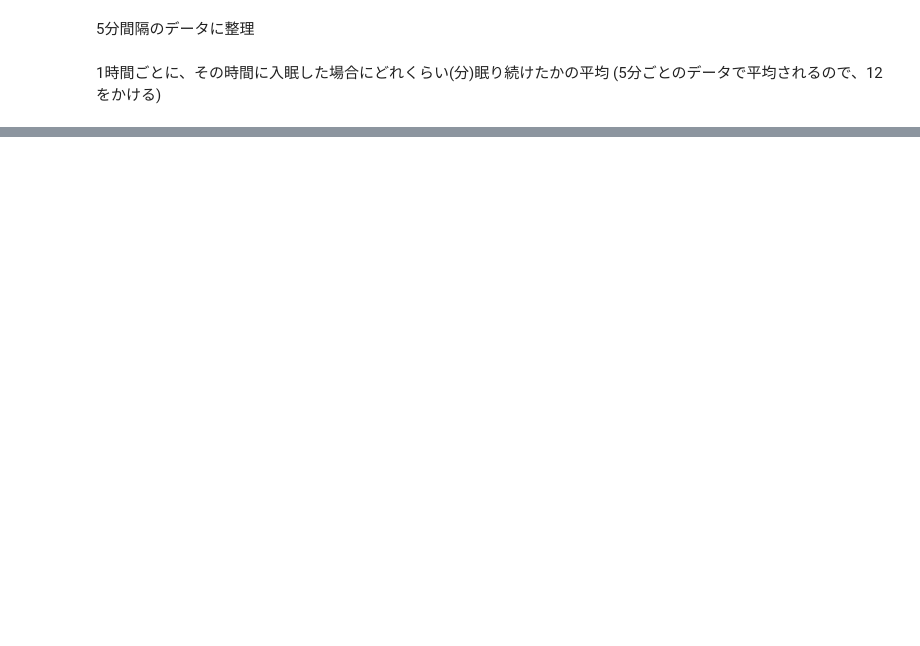
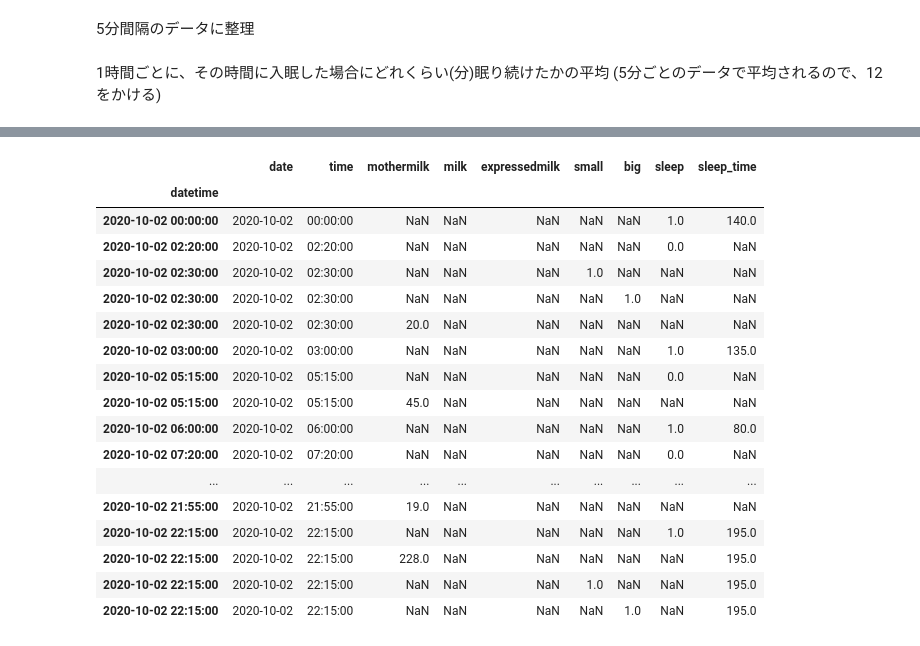
Before and after one commit to miyaryj/babycycle-analytics, a Jupyter notebook: visualize.ipynb, the cells around one changed output, grey strips where cells are left out. Cells and saved outputs as stored; diff of their text form; code cells hidden in the pictures; blank space fills up the shorter version.

```diff
--- a/visualize.ipynb
+++ b/visualize.ipynb
@@ -105,0 +154,21 @@ by_hour['sleep'].plot.bar(figsize=(10,10))
+# %%
+df['2020-10-02']
+# %% [output]
+|  | date | time | mothermilk | milk | expressedmilk | small | big | sleep | sleep_time |
+| datetime |  |  |  |  |  |  |  |  |  |
+| 2020-10-02 00:00:00 | 2020-10-02 | 00:00:00 | NaN | NaN | NaN | NaN | NaN | 1.0 | 140.0 |
+| 2020-10-02 02:20:00 | 2020-10-02 | 02:20:00 | NaN | NaN | NaN | NaN | NaN | 0.0 | NaN |
+| 2020-10-02 02:30:00 | 2020-10-02 | 02:30:00 | NaN | NaN | NaN | 1.0 | NaN | NaN | NaN |
+| 2020-10-02 02:30:00 | 2020-10-02 | 02:30:00 | NaN | NaN | NaN | NaN | 1.0 | NaN | NaN |
+| 2020-10-02 02:30:00 | 2020-10-02 | 02:30:00 | 20.0 | NaN | NaN | NaN | NaN | NaN | NaN |
+| 2020-10-02 03:00:00 | 2020-10-02 | 03:00:00 | NaN | NaN | NaN | NaN | NaN | 1.0 | 135.0 |
+| 2020-10-02 05:15:00 | 2020-10-02 | 05:15:00 | NaN | NaN | NaN | NaN | NaN | 0.0 | NaN |
+| 2020-10-02 05:15:00 | 2020-10-02 | 05:15:00 | 45.0 | NaN | NaN | NaN | NaN | NaN | NaN |
+| 2020-10-02 06:00:00 | 2020-10-02 | 06:00:00 | NaN | NaN | NaN | NaN | NaN | 1.0 | 80.0 |
+| 2020-10-02 07:20:00 | 2020-10-02 | 07:20:00 | NaN | NaN | NaN | NaN | NaN | 0.0 | NaN |
+| ... | ... | ... | ... | ... | ... | ... | ... | ... | ... |
+| 2020-10-02 21:55:00 | 2020-10-02 | 21:55:00 | 19.0 | NaN | NaN | NaN | NaN | NaN | NaN |
+| 2020-10-02 22:15:00 | 2020-10-02 | 22:15:00 | NaN | NaN | NaN | NaN | NaN | 1.0 | 195.0 |
+| 2020-10-02 22:15:00 | 2020-10-02 | 22:15:00 | 228.0 | NaN | NaN | NaN | NaN | NaN | 195.0 |
+| 2020-10-02 22:15:00 | 2020-10-02 | 22:15:00 | NaN | NaN | NaN | 1.0 | NaN | NaN | 195.0 |
+| 2020-10-02 22:15:00 | 2020-10-02 | 22:15:00 | NaN | NaN | NaN | NaN | 1.0 | NaN | 195.0 |
```
Also changed, not shown: parts of 12 cells of this notebook.
